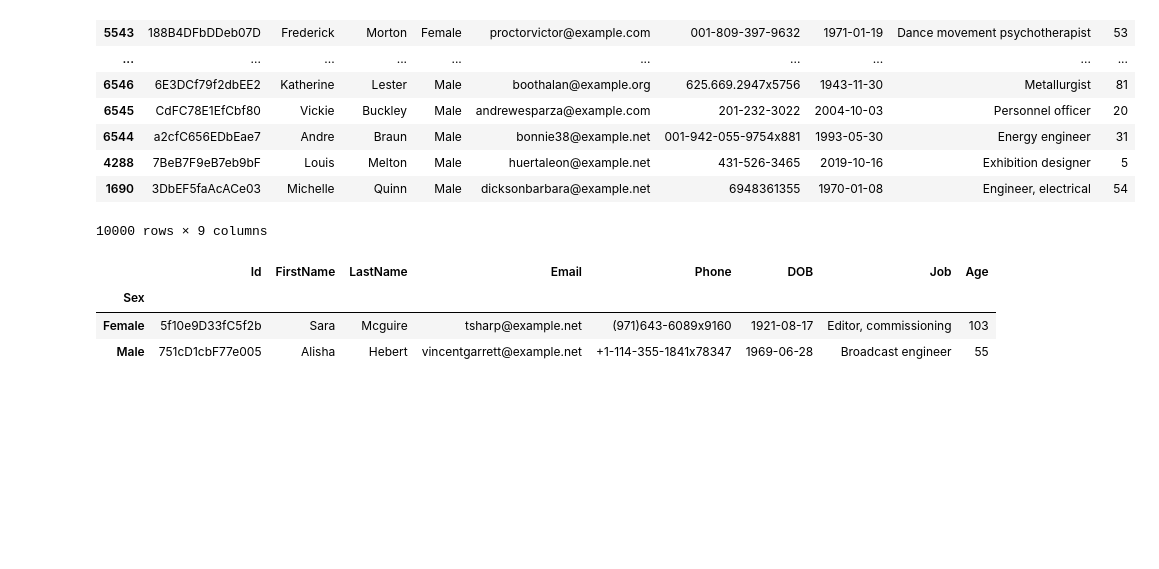
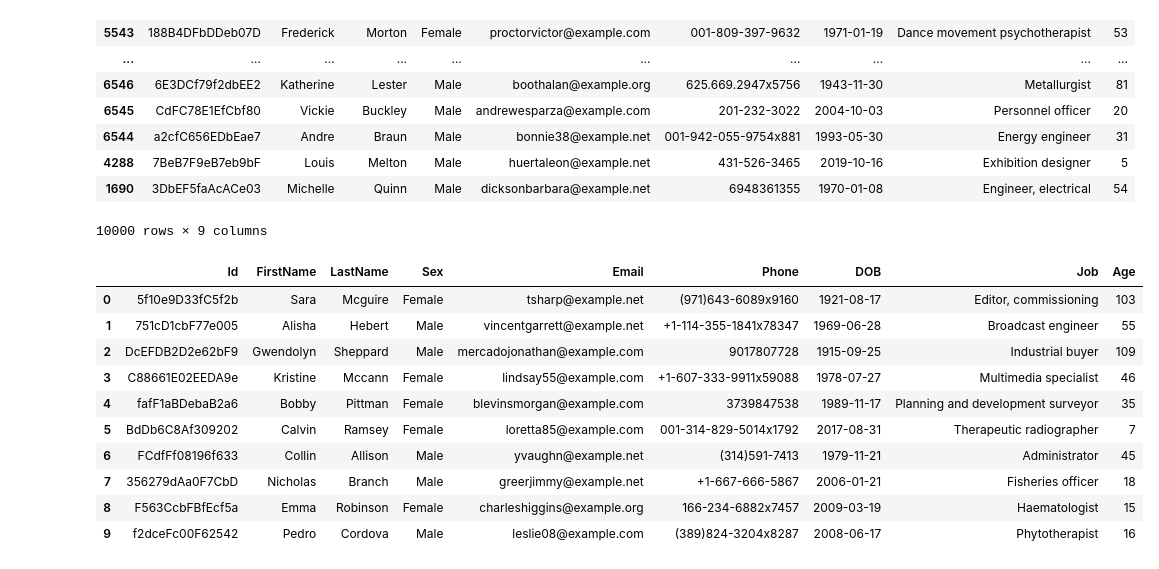
Before and after one commit to vimalmenon/learn-pandas-and-numpy, a Jupyter notebook: 03-data.ipynb, the cells around one changed output. Saved outputs shown, nothing was run; the diff lists cells and outputs as text; code cells hidden in the pictures; blank space fills up the shorter version.

```diff
--- a/03-data.ipynb
+++ b/03-data.ipynb
@@ -323,10 +323,17 @@ df_new_header.sort_values("Sex")
 | 1690 | 3DbEF5faAcACe03 | Michelle | Quinn | Male | dicksonbarbara@example.net | 6948361355 | 1970-01-08 | Engineer, electrical | 54 |
 10000 rows × 9 columns
 # %%
-gk = df_new_header.groupby('Sex')
-gk.first()
+gk = df_new_header.groupby('Sex', sort = True)
+gk.head()
 # %% [output]
-|  | Id | FirstName | LastName | Email | Phone | DOB | Job | Age |
-| Sex |  |  |  |  |  |  |  |  |
-| Female | 5f10e9D33fC5f2b | Sara | Mcguire | tsharp@example.net | (971)643-6089x9160 | 1921-08-17 | Editor, commissioning | 103 |
-| Male | 751cD1cbF77e005 | Alisha | Hebert | vincentgarrett@example.net | +1-114-355-1841x78347 | 1969-06-28 | Broadcast engineer | 55 |
+|  | Id | FirstName | LastName | Sex | Email | Phone | DOB | Job | Age |
+| 0 | 5f10e9D33fC5f2b | Sara | Mcguire | Female | tsharp@example.net | (971)643-6089x9160 | 1921-08-17 | Editor, commissioning | 103 |
+| 1 | 751cD1cbF77e005 | Alisha | Hebert | Male | vincentgarrett@example.net | +1-114-355-1841x78347 | 1969-06-28 | Broadcast engineer | 55 |
+| 2 | DcEFDB2D2e62bF9 | Gwendolyn | Sheppard | Male | mercadojonathan@example.com | 9017807728 | 1915-09-25 | Industrial buyer | 109 |
+| 3 | C88661E02EEDA9e | Kristine | Mccann | Female | lindsay55@example.com | +1-607-333-9911x59088 | 1978-07-27 | Multimedia specialist | 46 |
+| 4 | fafF1aBDebaB2a6 | Bobby | Pittman | Female | blevinsmorgan@example.com | 3739847538 | 1989-11-17 | Planning and development surveyor | 35 |
+| 5 | BdDb6C8Af309202 | Calvin | Ramsey | Female | loretta85@example.com | 001-314-829-5014x1792 | 2017-08-31 | Therapeutic radiographer | 7 |
+| 6 | FCdfFf08196f633 | Collin | Allison | Male | yvaughn@example.net | (314)591-7413 | 1979-11-21 | Administrator | 45 |
+| 7 | 356279dAa0F7CbD | Nicholas | Branch | Male | greerjimmy@example.net | +1-667-666-5867 | 2006-01-21 | Fisheries officer | 18 |
+| 8 | F563CcbFBfEcf5a | Emma | Robinson | Female | charleshiggins@example.org | 166-234-6882x7457 | 2009-03-19 | Haematologist | 15 |
+| 9 | f2dceFc00F62542 | Pedro | Cordova | Male | leslie08@example.com | (389)824-3204x8287 | 2008-06-17 | Phytotherapist | 16 |
```
Also changed, not shown: parts of 1 cell of this notebook, 1 other file.
